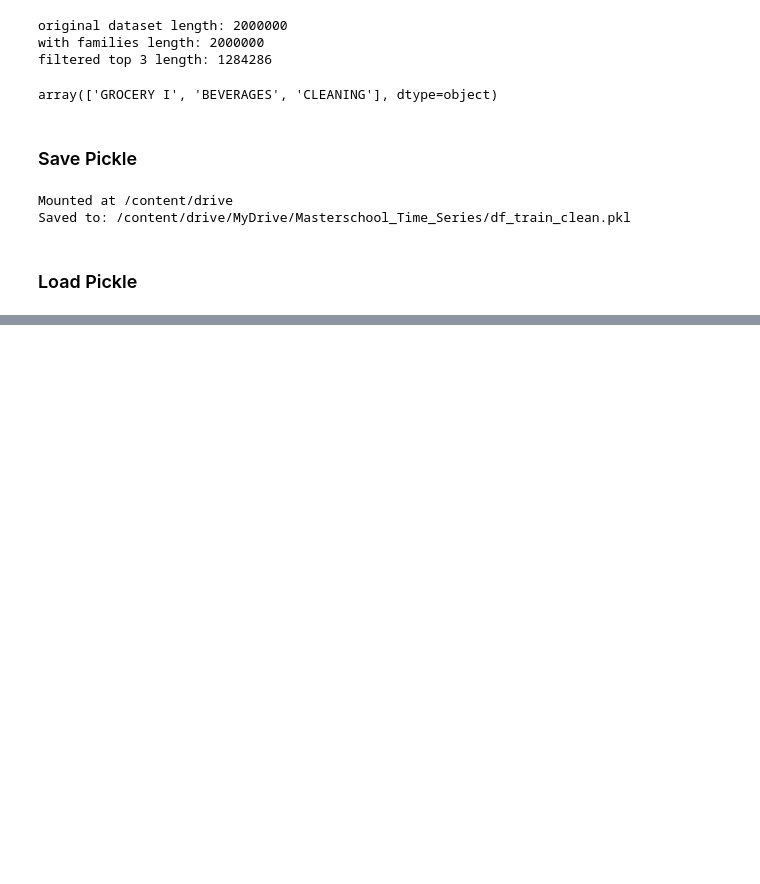
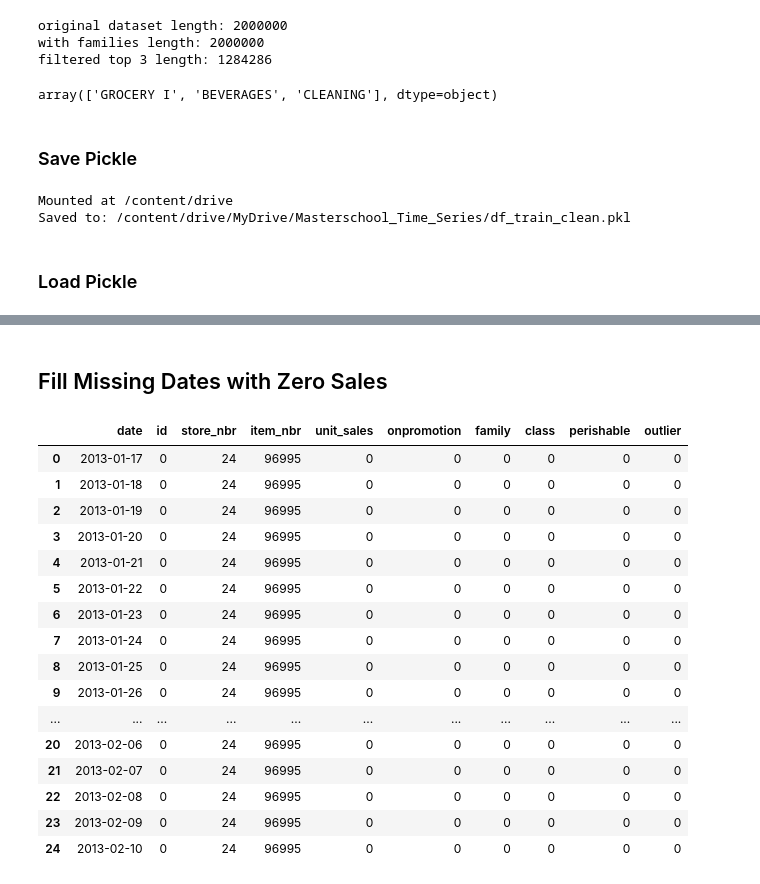
Before and after one commit to JericCantos/TIL, a Jupyter notebook: data_prep.ipynb, the cells around one changed output, grey strips where cells are left out. Saved outputs shown, nothing was run; the diff lists cells and outputs as text; code cells hidden in the pictures; blank space fills up the shorter version.

```diff
--- a/data_prep.ipynb
+++ b/data_prep.ipynb
@@ -191,0 +348,6 @@ print("DataFrame reloaded, ready to go!")
+# %%
+#replace all negative unit_sales with 0
+df_train.loc[:,'unit_sales'] = df_train['unit_sales'].apply(
+                        lambda x: 0 if x<0 else x)
+
+df_train.describe()
@@ -191,0 +530,3 @@ print("DataFrame reloaded, ready to go!")
+# %%
+df_train['outlier'] = df_train['id'].isin(outliers['id'])
+df_train['outlier'].value_counts()
@@ -191,0 +539,53 @@ print("DataFrame reloaded, ready to go!")
+# %% [markdown]
+## Fill Missing Dates with Zero Sales
+# %%
+# Turn the date column into real dates
+
+df_train.loc['date'] = pd.to_datetime(df_train['date'])
+# %%
+# define a function to create a full daily calendar
+# for every store-item pair
+# expect df_train.groupby(['store_nbr', 'item_nbr'])
+
+def fill_calendar(group):
+  #
+  # group contains all rows for ONE (store_nbr, item_nbr) pair
+  #
+  g = group.set_index("date").sort_index()   # use date/calendar as the index
+
+  g = g.asfreq("D", fill_value=0)
+  # make it daily; add 0 to all columns where the date is missing
+
+	# put the identifiers back (asfreq drops them)
+  g.loc[:,"store_nbr"] = group["store_nbr"].iloc[0]
+  g.loc[:,"item_nbr"] = group["item_nbr"].iloc[0]
+
+  g = g.infer_objects()  # force consistent datatype to suppress warning
+  return g.reset_index() # date back to a normal column
+# %%
+# Apply the function to every store-item pair
+df_train = (
+    df_train
+    .groupby(["store_nbr", "item_nbr"], group_keys=False)  # keeps memory low
+    .apply(fill_calendar)
+)
+
+df_train.head(25)
+# %% [output]
+|  | date | id | store_nbr | item_nbr | unit_sales | onpromotion | family | class | perishable | outlier |
+| 0 | 2013-01-17 | 0 | 24 | 96995 | 0 | 0 | 0 | 0 | 0 | 0 |
+| 1 | 2013-01-18 | 0 | 24 | 96995 | 0 | 0 | 0 | 0 | 0 | 0 |
+| 2 | 2013-01-19 | 0 | 24 | 96995 | 0 | 0 | 0 | 0 | 0 | 0 |
+| 3 | 2013-01-20 | 0 | 24 | 96995 | 0 | 0 | 0 | 0 | 0 | 0 |
+| 4 | 2013-01-21 | 0 | 24 | 96995 | 0 | 0 | 0 | 0 | 0 | 0 |
+| 5 | 2013-01-22 | 0 | 24 | 96995 | 0 | 0 | 0 | 0 | 0 | 0 |
+| 6 | 2013-01-23 | 0 | 24 | 96995 | 0 | 0 | 0 | 0 | 0 | 0 |
+| 7 | 2013-01-24 | 0 | 24 | 96995 | 0 | 0 | 0 | 0 | 0 | 0 |
+| 8 | 2013-01-25 | 0 | 24 | 96995 | 0 | 0 | 0 | 0 | 0 | 0 |
+| 9 | 2013-01-26 | 0 | 24 | 96995 | 0 | 0 | 0 | 0 | 0 | 0 |
+| ... | ... | ... | ... | ... | ... | ... | ... | ... | ... | ... |
+| 20 | 2013-02-06 | 0 | 24 | 96995 | 0 | 0 | 0 | 0 | 0 | 0 |
+| 21 | 2013-02-07 | 0 | 24 | 96995 | 0 | 0 | 0 | 0 | 0 | 0 |
+| 22 | 2013-02-08 | 0 | 24 | 96995 | 0 | 0 | 0 | 0 | 0 | 0 |
+| 23 | 2013-02-09 | 0 | 24 | 96995 | 0 | 0 | 0 | 0 | 0 | 0 |
+| 24 | 2013-02-10 | 0 | 24 | 96995 | 0 | 0 | 0 | 0 | 0 | 0 |
```
Also changed, not shown: parts of 38 cells of this notebook.
